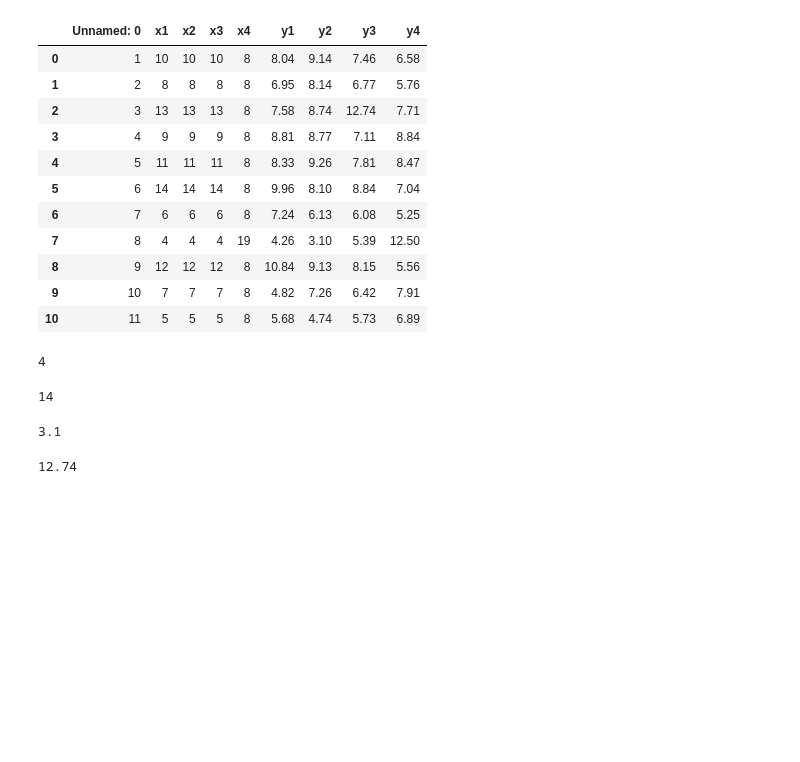
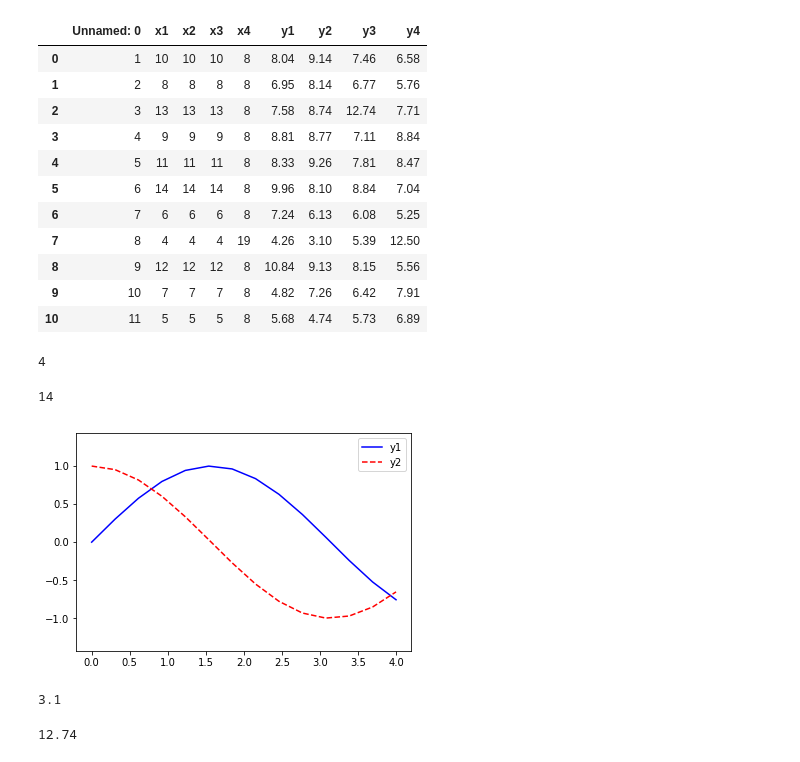
Before and after one commit to Maria1709/Anscombes, a Jupyter notebook: anscombes-data-set(1).ipynb, the cells around one changed output. Cells and saved outputs as stored; diff of their text form; code cells hidden in the pictures; blank space fills up the shorter version.

```diff
--- a/anscombes-data-set(1).ipynb
+++ b/anscombes-data-set(1).ipynb
@@ -88,6 +103,16 @@ q=df['x2'].min()
 print(p)
 # %% [output]
 14
+# %%
+# max and min from above data labelled on a plot for a more visual representation.
+x = np.linspace(0, 4, 14)
+fig, ax = plt.subplots()
+ax.plot(x, np.sin(x), '-b', label='y1')
+ax.plot(x, np.cos(x), '--r', label='y2')
+ax.axis('equal')
+leg = ax.legend();
+# %% [output]
+[figure, added]
 # %%
 #FINDING MAX AND MIN
 p=df['y1'].max()
```
Also changed, not shown: parts of 27 cells of this notebook.
